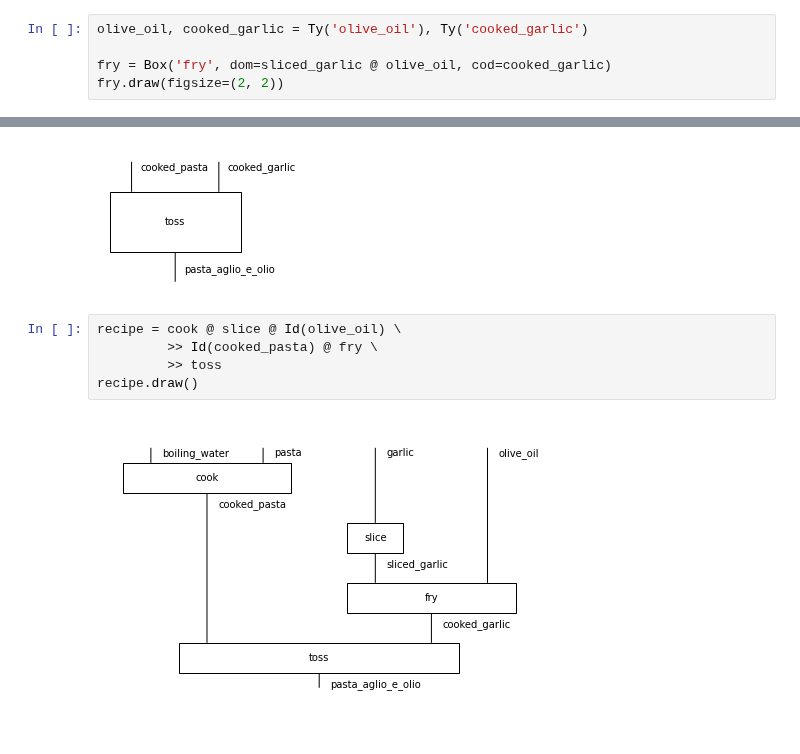
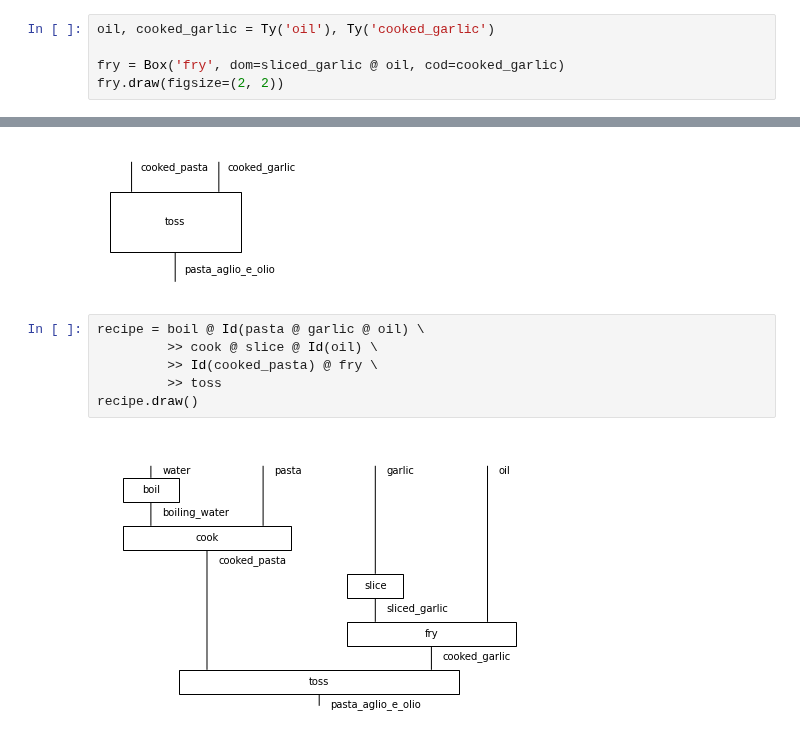
Before and after one commit to CDL-Quantum/CohortProject_2021, a Jupyter notebook: Week4_NLP/notebooks/task1-exercises.ipynb, the cells around one changed output, grey strips where cells are left out. Saved outputs shown, nothing was run; the diff lists cells and outputs as text.

```diff
--- a/Week4_NLP/notebooks/task1-exercises.ipynb
+++ b/Week4_NLP/notebooks/task1-exercises.ipynb
@@ -38,8 +38,8 @@ slice.draw(figsize=(2, 2))
 # %% [output]
 [figure]
 # %%
-olive_oil, cooked_garlic = Ty('olive_oil'), Ty('cooked_garlic')
+oil, cooked_garlic = Ty('oil'), Ty('cooked_garlic')
 
-fry = Box('fry', dom=sliced_garlic @ olive_oil, cod=cooked_garlic)
+fry = Box('fry', dom=sliced_garlic @ oil, cod=cooked_garlic)
 fry.draw(figsize=(2, 2))
 # %% [output]
@@ -52,9 +52,10 @@ toss.draw(figsize=(2, 2))
 # %% [output]
 [figure]
 # %%
-recipe = cook @ slice @ Id(olive_oil) \
+recipe = boil @ Id(pasta @ garlic @ oil) \
+         >> cook @ slice @ Id(oil) \
          >> Id(cooked_pasta) @ fry \
          >> toss
 recipe.draw()
 # %% [output]
-[figure, old version]
+[figure, new version]
```
Also changed, not shown: parts of 20 cells of this notebook, 1 other file.
